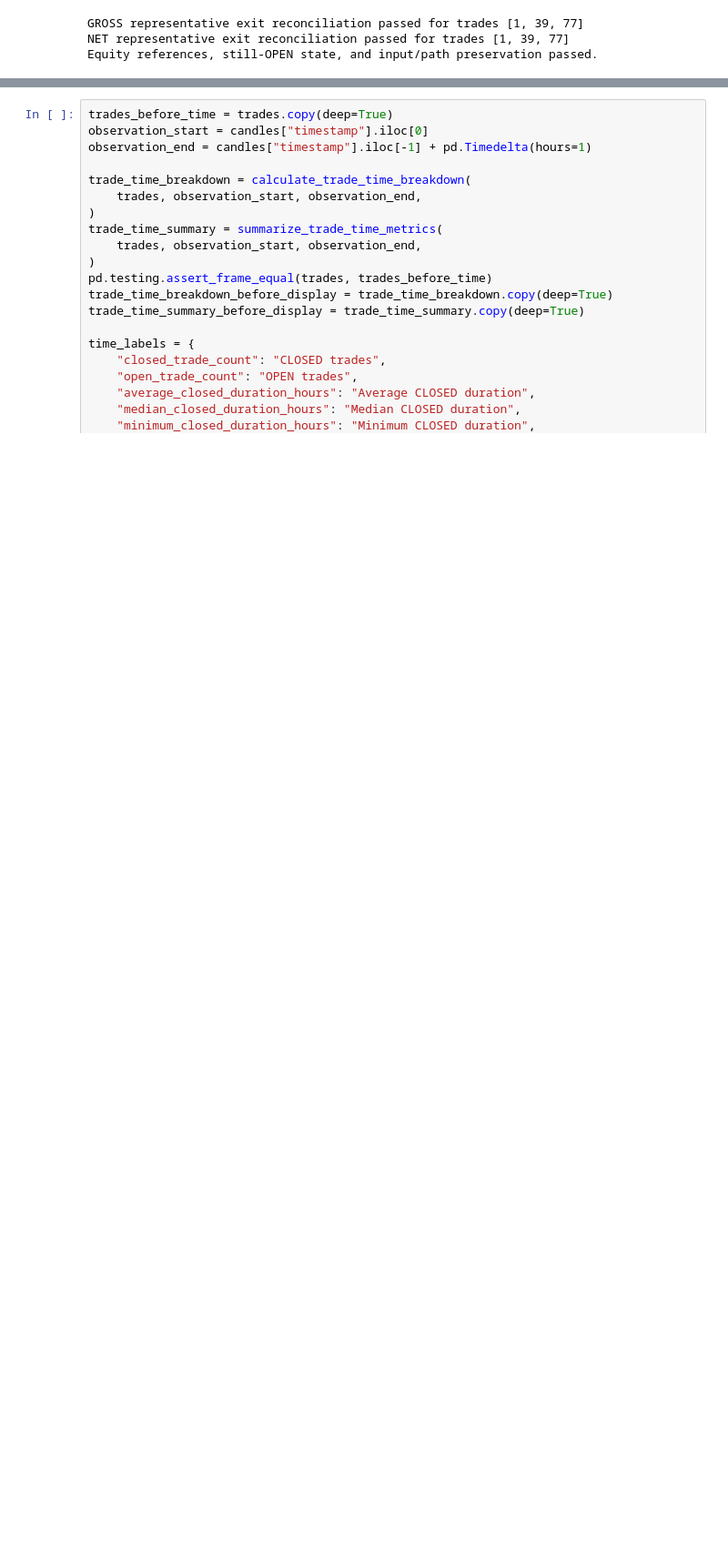
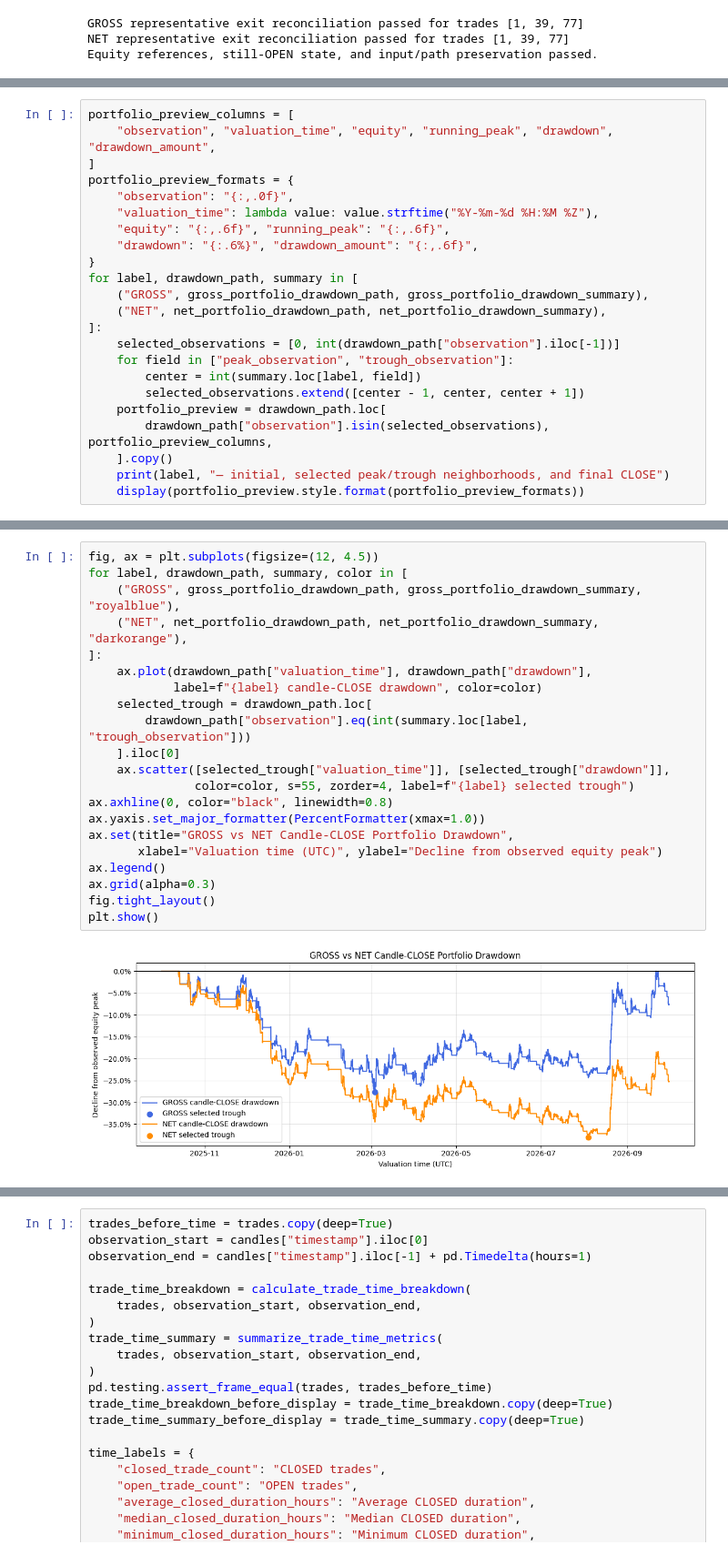
Before and after one commit to puckmandestroyer/trading-lab, a Jupyter notebook: notebooks/03_backtest_review.ipynb, the cells around one changed output, grey strips where cells are left out. Shown at 91% size. Cells and saved outputs as stored; diff of their text form; blank space fills up the shorter version.

Commit message:
Integrate Stage 5.15 portfolio drawdown notebook

```diff
--- a/notebooks/03_backtest_review.ipynb
+++ b/notebooks/03_backtest_review.ipynb
@@ -1040,0 +1178,23 @@ Equity references, still-OPEN state, and input/path preservation passed.
+# %%
+portfolio_preview_columns = [
+    "observation", "valuation_time", "equity", "running_peak", "drawdown", "drawdown_amount",
+]
+portfolio_preview_formats = {
+    "observation": "{:,.0f}",
+    "valuation_time": lambda value: value.strftime("%Y-%m-%d %H:%M %Z"),
+    "equity": "{:,.6f}", "running_peak": "{:,.6f}",
+    "drawdown": "{:.6%}", "drawdown_amount": "{:,.6f}",
+}
+for label, drawdown_path, summary in [
+    ("GROSS", gross_portfolio_drawdown_path, gross_portfolio_drawdown_summary),
+    ("NET", net_portfolio_drawdown_path, net_portfolio_drawdown_summary),
+]:
+    selected_observations = [0, int(drawdown_path["observation"].iloc[-1])]
+    for field in ["peak_observation", "trough_observation"]:
+        center = int(summary.loc[label, field])
+        selected_observations.extend([center - 1, center, center + 1])
+    portfolio_preview = drawdown_path.loc[
+        drawdown_path["observation"].isin(selected_observations), portfolio_preview_columns,
+    ].copy()
+    print(label, "— initial, selected peak/trough neighborhoods, and final CLOSE")
+    display(portfolio_preview.style.format(portfolio_preview_formats))
@@ -1040,0 +1232,23 @@ Equity references, still-OPEN state, and input/path preservation passed.
+# %%
+fig, ax = plt.subplots(figsize=(12, 4.5))
+for label, drawdown_path, summary, color in [
+    ("GROSS", gross_portfolio_drawdown_path, gross_portfolio_drawdown_summary, "royalblue"),
+    ("NET", net_portfolio_drawdown_path, net_portfolio_drawdown_summary, "darkorange"),
+]:
+    ax.plot(drawdown_path["valuation_time"], drawdown_path["drawdown"],
+            label=f"{label} candle-CLOSE drawdown", color=color)
+    selected_trough = drawdown_path.loc[
+        drawdown_path["observation"].eq(int(summary.loc[label, "trough_observation"]))
+    ].iloc[0]
+    ax.scatter([selected_trough["valuation_time"]], [selected_trough["drawdown"]],
+               color=color, s=55, zorder=4, label=f"{label} selected trough")
+ax.axhline(0, color="black", linewidth=0.8)
+ax.yaxis.set_major_formatter(PercentFormatter(xmax=1.0))
+ax.set(title="GROSS vs NET Candle-CLOSE Portfolio Drawdown",
+       xlabel="Valuation time (UTC)", ylabel="Decline from observed equity peak")
+ax.legend()
+ax.grid(alpha=0.3)
+fig.tight_layout()
+plt.show()
+# %% [output]
+[figure, added]
```
Also changed, not shown: parts of 26 cells of this notebook, 3 other files.
